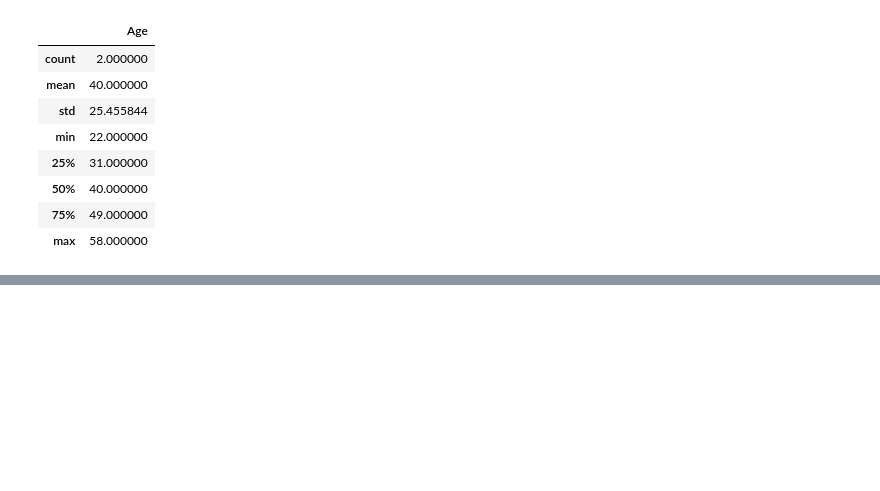
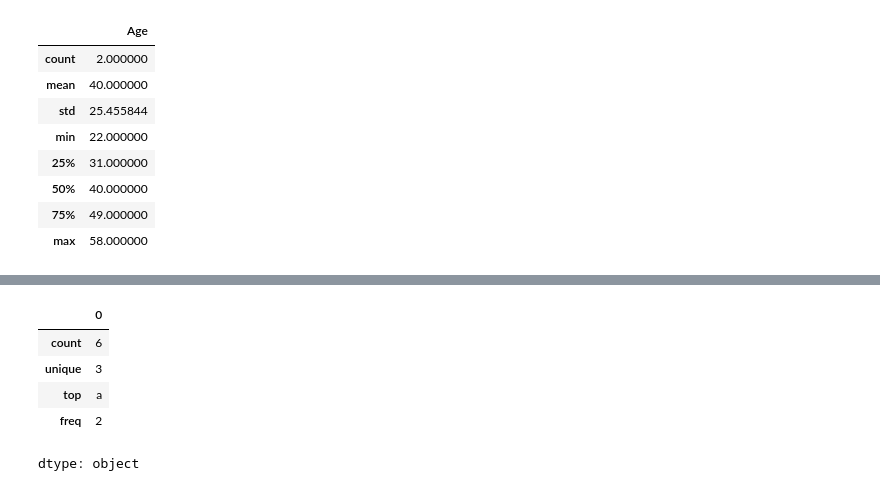
Before and after one commit to BabakDavarmanesh/Learning_Pandas, a Jupyter notebook: Learning_Pandas.ipynb, the cells around one changed output, grey strips where cells are left out. Drawn from its saved outputs; the diff is of its cells as text; code cells hidden in the pictures; blank space fills up the shorter version.

```diff
--- a/Learning_Pandas.ipynb
+++ b/Learning_Pandas.ipynb
@@ -178,0 +193,10 @@ df['Age'].iloc[1] = 35
+# %%
+s = pd.Series(['a', 'b', 'c', 'a', 'b', None, 'c'])
+s.describe()
+# %% [output]
+|  | 0 |
+| count | 6 |
+| unique | 3 |
+| top | a |
+| freq | 2 |
+dtype: object
```
Also changed, not shown: parts of 1 cell of this notebook.
